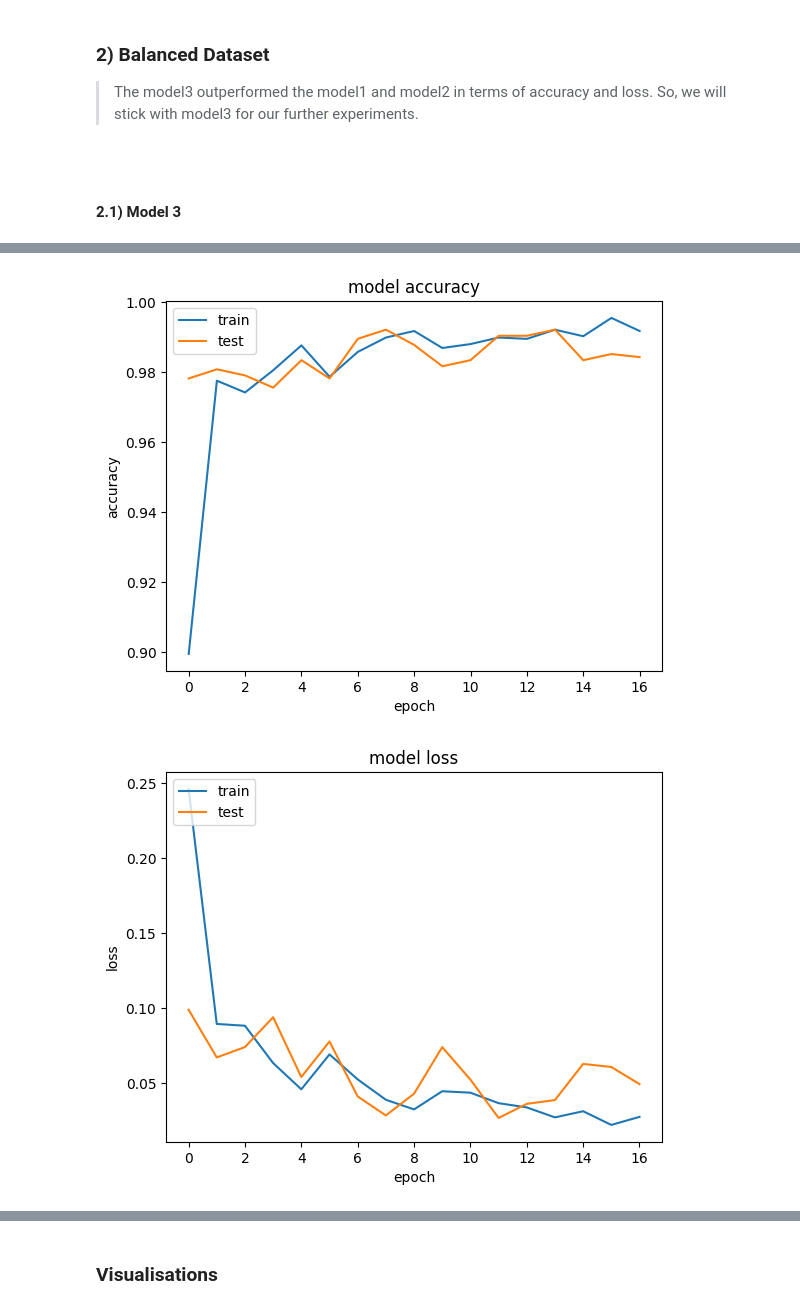
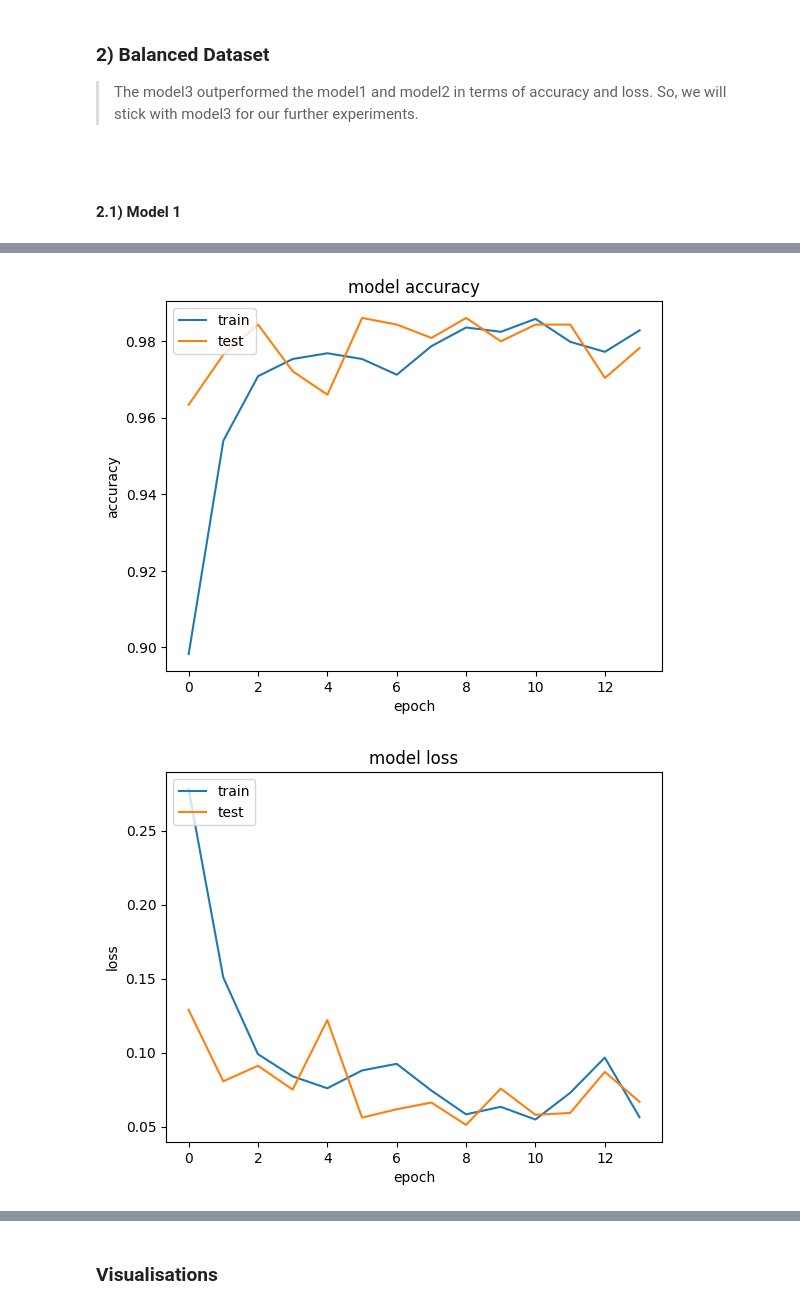
Before and after one commit to ayub-ensari/Surface_Deformation_Classification, a Jupyter notebook: 3_Model_Building.ipynb, the cells around one changed output, grey strips where cells are left out. Saved outputs shown, nothing was run; the diff lists cells and outputs as text; code cells hidden in the pictures.

```diff
--- a/3_Model_Building.ipynb
+++ b/3_Model_Building.ipynb
@@ -427,7 +540,7 @@ dict_keys(['loss', 'accuracy', 'val_loss', 'val_accuracy'])
 > The model3 outperformed the model1 and model2 in terms of accuracy and loss. So, we will stick with model3 for our further experiments.
 <br>
 # %% [markdown]
-#### 2.1) Model 3
+#### 2.1) Model 1
 # %%
 from sklearn.metrics import classification_report,confusion_matrix, accuracy_score
 from keras.callbacks import EarlyStopping
@@ -443,7 +556,7 @@ print("Total distorted images in balanced dataset: " + str(my_count[1]))
 ############ Train-Test Split + Data Pre processing
 X_train, X_test, y_train, y_test = pre_process(X,y)
 ############ Model
-model1 = model_3c3p1f2d1d()
+model1 = model_1c1p1f1d1d()
 # patient early stopping
 es = EarlyStopping(monitor='val_loss', mode='min', verbose=1, patience=5)
 ############ Fit Model
@@ -455,15 +568,15 @@ loss1, accuracy1 = model1.evaluate(X_test, y_test)
 print('Test accuracy: %.2f' % (accuracy1))
 print('Test loss: %.2f' % (loss1))
 ########## Classification Report
-y_pred = model1.predict(X_test)
-y_actual = np.argmax(y_test,axis=1)
-print(y_actual[0:25])
-y_pred = np.argmax(y_pred,axis=1)
-print(y_pred[0:25])
+y_pred1 = model1.predict(X_test)
+y_actual1 = np.argmax(y_test,axis=1)
+print(y_actual1[0:25])
+y_pred1 = np.argmax(y_pred1,axis=1)
+print(y_pred1[0:25])
 
-print(classification_report(y_actual,y_pred))
-print(confusion_matrix(y_actual,y_pred))
-print(accuracy_score(y_actual,y_pred))
+print(classification_report(y_actual1,y_pred1))
+print(confusion_matrix(y_actual1,y_pred1))
+print(accuracy_score(y_actual1,y_pred1))
 
 ################# PLot Loss accuracy curves
 loss_accuracy_curves(history1)
@@ -487,3 +600,3 @@ After Reshaping the shape of train and test dataset:
 dict_keys(['loss', 'accuracy', 'val_loss', 'val_accuracy'])
-[figure, old version]
+[figure, new version]
-[figure, old version]
+[figure, new version]
```
Also changed, not shown: parts of 27 cells of this notebook, 2 other files.
